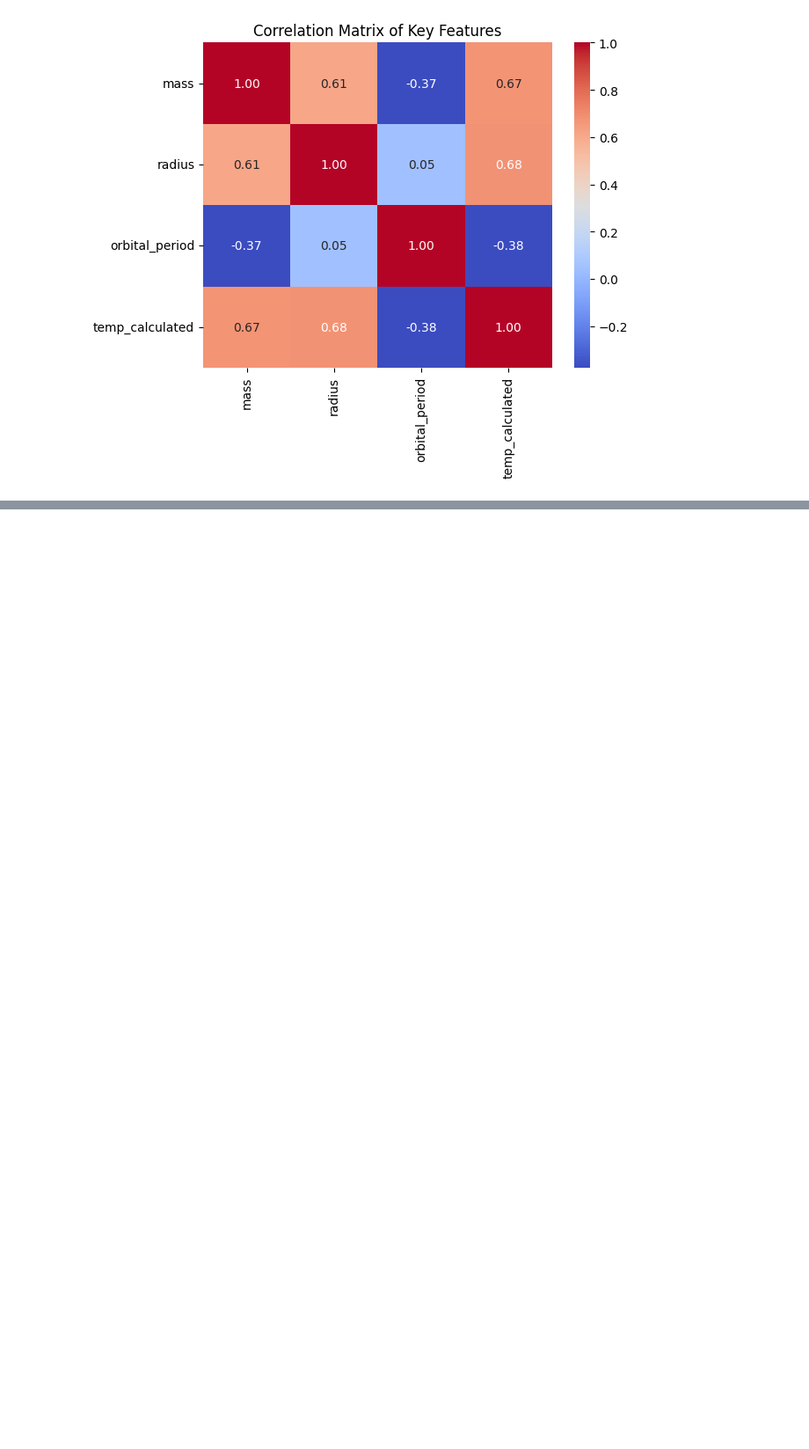
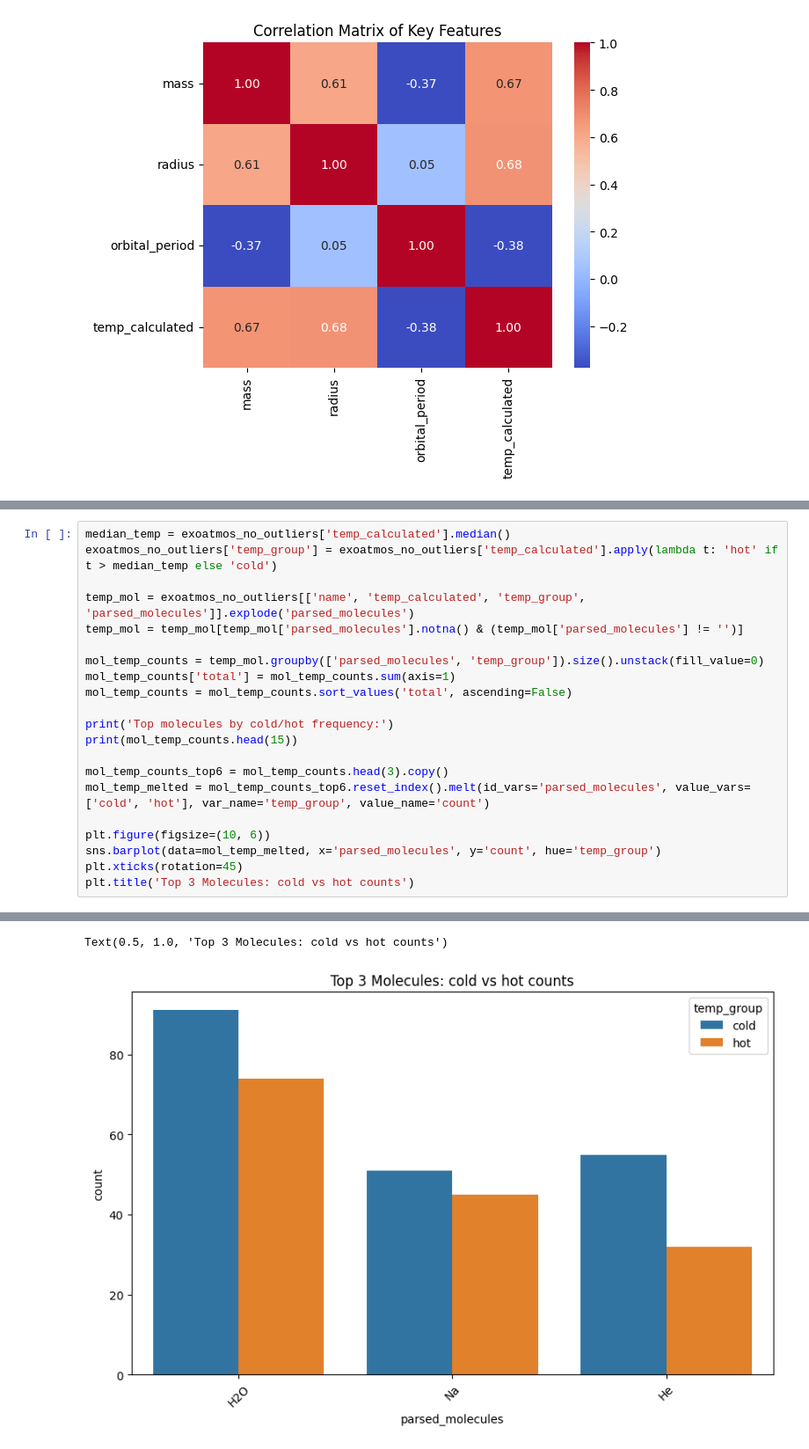
Before and after one commit to Dova-afk/MUCYT_IASCA, a Jupyter notebook: EDA_Exoatmospheres.ipynb, the cells around one changed output, grey strips where cells are left out. Shown at 88% size. Cells and saved outputs as stored; diff of their text form; blank space fills up the shorter version.

```diff
--- a/EDA_Exoatmospheres.ipynb
+++ b/EDA_Exoatmospheres.ipynb
@@ -208,0 +289,22 @@ plt.show()
+# %%
+median_temp = exoatmos_no_outliers['temp_calculated'].median()
+exoatmos_no_outliers['temp_group'] = exoatmos_no_outliers['temp_calculated'].apply(lambda t: 'hot' if t > median_temp else 'cold')
+
+temp_mol = exoatmos_no_outliers[['name', 'temp_calculated', 'temp_group', 'parsed_molecules']].explode('parsed_molecules')
+temp_mol = temp_mol[temp_mol['parsed_molecules'].notna() & (temp_mol['parsed_molecules'] != '')]
+
+mol_temp_counts = temp_mol.groupby(['parsed_molecules', 'temp_group']).size().unstack(fill_value=0)
+mol_temp_counts['total'] = mol_temp_counts.sum(axis=1)
+mol_temp_counts = mol_temp_counts.sort_values('total', ascending=False)
+
+print('Top molecules by cold/hot frequency:')
+print(mol_temp_counts.head(15))
+
+mol_temp_counts_top6 = mol_temp_counts.head(3).copy()
+mol_temp_melted = mol_temp_counts_top6.reset_index().melt(id_vars='parsed_molecules', value_vars=['cold', 'hot'], var_name='temp_group', value_name='count')
+
+plt.figure(figsize=(10, 6))
+sns.barplot(data=mol_temp_melted, x='parsed_molecules', y='count', hue='temp_group')
+plt.xticks(rotation=45)
+plt.title('Top 3 Molecules: cold vs hot counts')
+# %% [output]
@@ -208,0 +329,2 @@ plt.show()
+Text(0.5, 1.0, 'Top 3 Molecules: cold vs hot counts')
+[figure, added]
```
Also changed, not shown: parts of 14 cells of this notebook.
